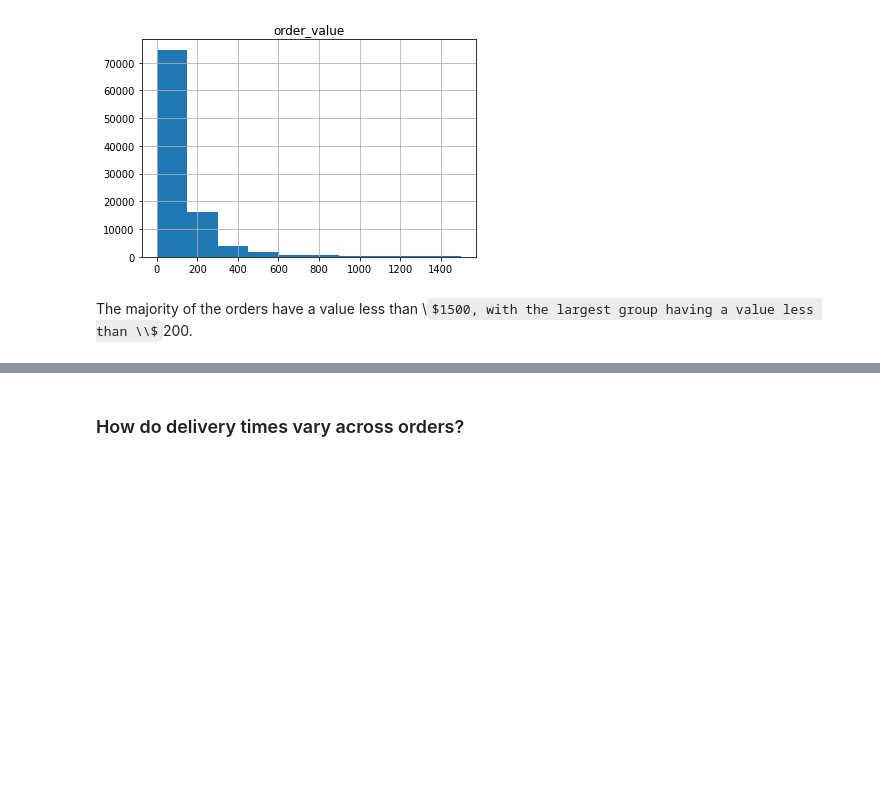
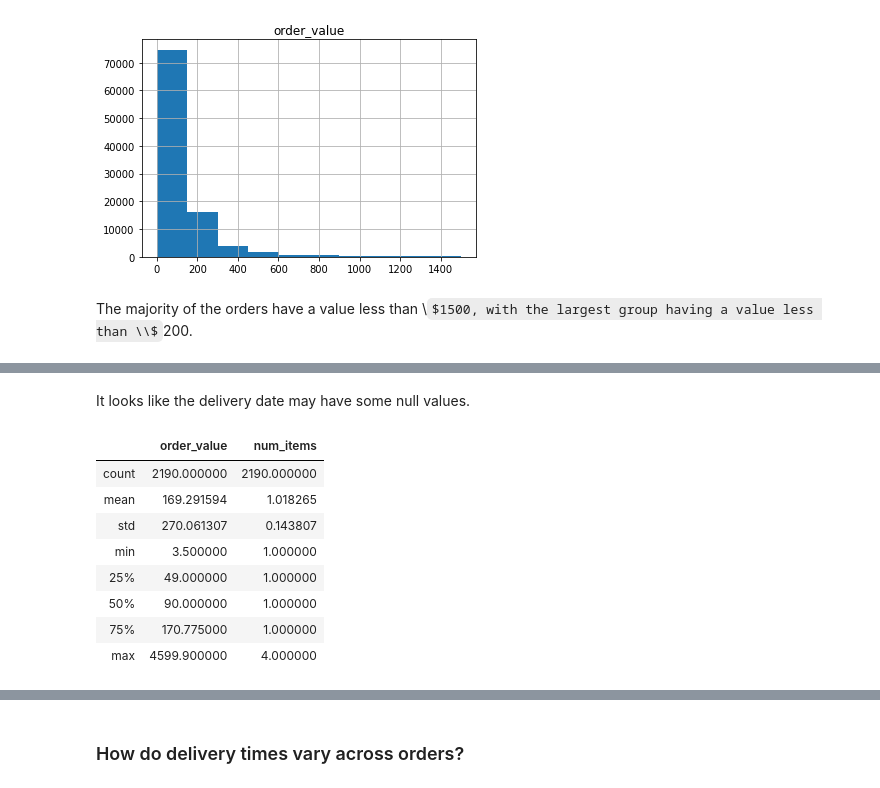
Before and after one commit to cgiannotta/eCommerceAnalysis, a Jupyter notebook: eCommerceSQL.ipynb, the cells around one changed output, grey strips where cells are left out. Cells and saved outputs as stored; diff of their text form; code cells hidden in the pictures; some formulas as TeX source; blank space fills up the shorter version.

```diff
--- a/eCommerceSQL.ipynb
+++ b/eCommerceSQL.ipynb
@@ -101,0 +137,15 @@ The majority of the orders have a value less than \\$1500, with the largest grou
+# %% [markdown]
+It looks like the delivery date may have some null values.
+# %%
+# look more closely at rows with null values for delivery date
+orders[orders.order_delivered_customer_date.isna()].describe()
+# %% [output]
+|  | order_value | num_items |
+| count | 2190.000000 | 2190.000000 |
+| mean | 169.291594 | 1.018265 |
+| std | 270.061307 | 0.143807 |
+| min | 3.500000 | 1.000000 |
+| 25% | 49.000000 | 1.000000 |
+| 50% | 90.000000 | 1.000000 |
+| 75% | 170.775000 | 1.000000 |
+| max | 4599.900000 | 4.000000 |
```
Also changed, not shown: parts of 21 cells of this notebook, 1 other file.
